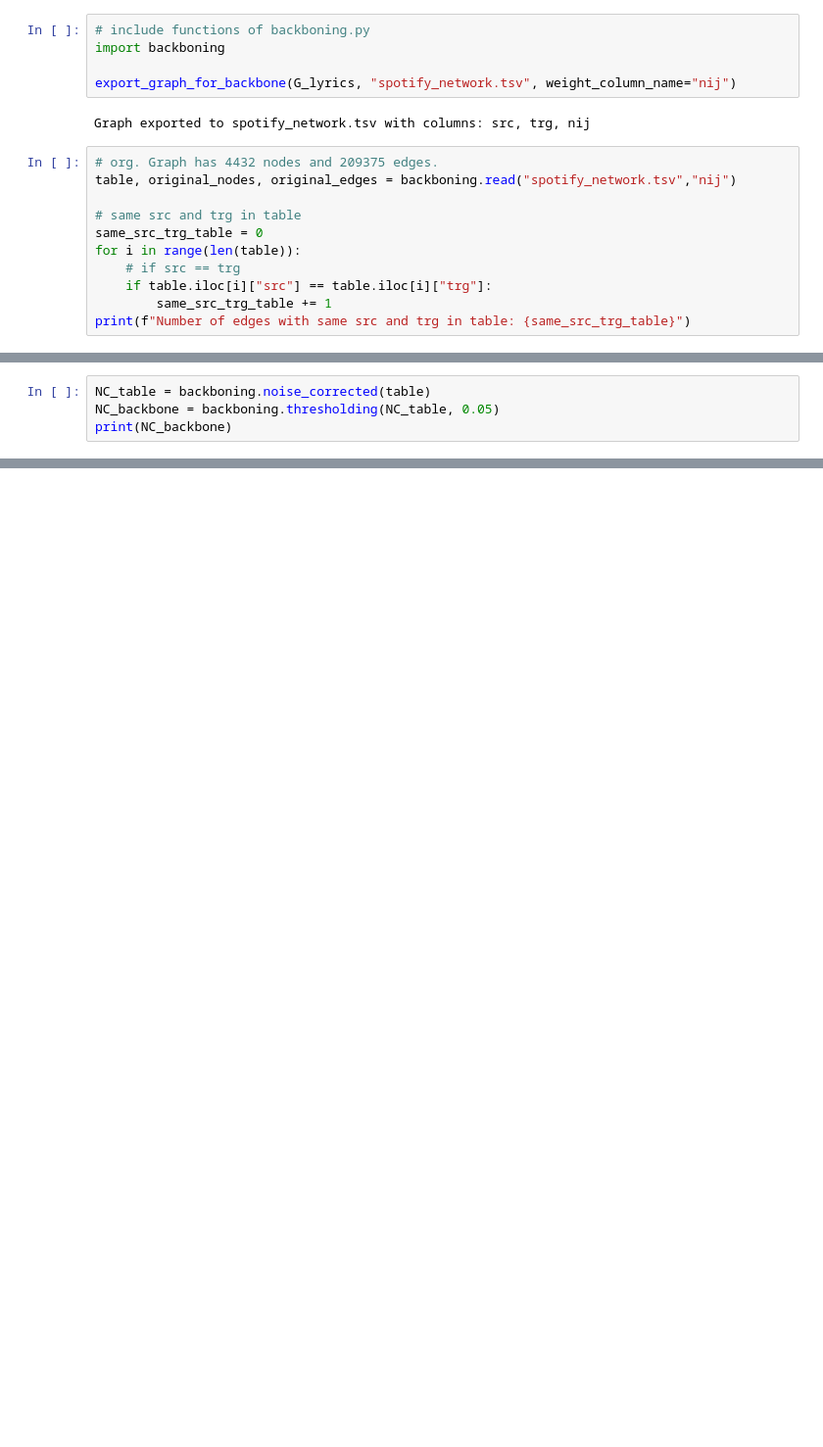
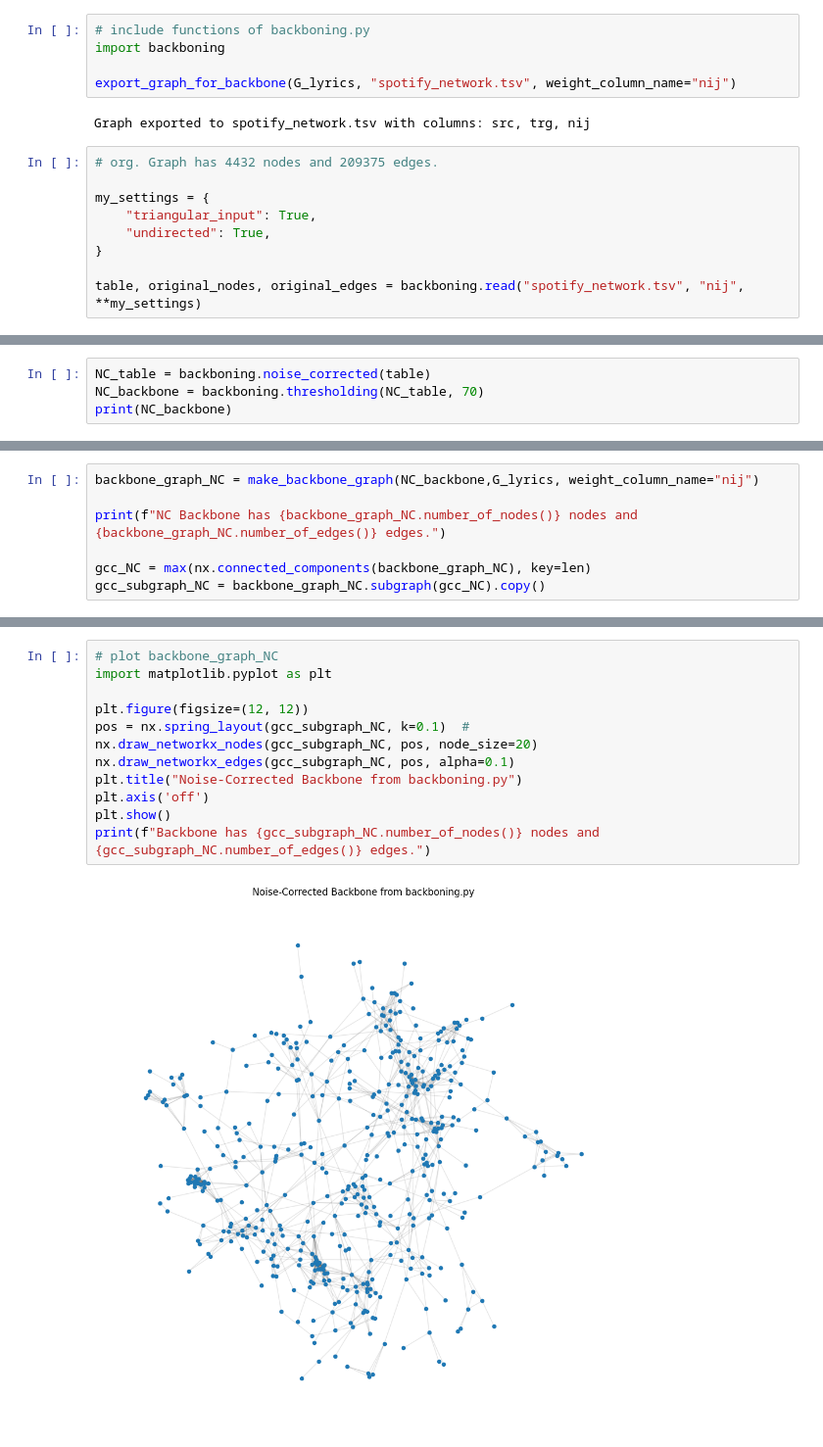
Before and after one commit to noanorgaard/SocialGraphs, a Jupyter notebook: Iben/Network_mess_around.ipynb, the cells around one changed output, grey strips where cells are left out. Shown at 98% size. Cells and saved outputs as stored; diff of their text form; blank space fills up the shorter version.

```diff
--- a/Iben/Network_mess_around.ipynb
+++ b/Iben/Network_mess_around.ipynb
@@ -811,12 +870,10 @@ export_graph_for_backbone(G_lyrics, "spotify_network.tsv", weight_column_name="n
 Graph exported to spotify_network.tsv with columns: src, trg, nij
 # %%
 # org. Graph has 4432 nodes and 209375 edges.
-table, original_nodes, original_edges = backboning.read("spotify_network.tsv","nij")
 
-# same src and trg in table
-same_src_trg_table = 0
-for i in range(len(table)):
-    # if src == trg
-    if table.iloc[i]["src"] == table.iloc[i]["trg"]:
-        same_src_trg_table += 1
-print(f"Number of edges with same src and trg in table: {same_src_trg_table}")
+my_settings = {
+    "triangular_input": True,
+    "undirected": True,
+}
+
+table, original_nodes, original_edges = backboning.read("spotify_network.tsv", "nij", **my_settings)
@@ -825,6 +880,6 @@ Number of edges with same src and trg in table: 0
 # %%
 NC_table = backboning.noise_corrected(table)
-NC_backbone = backboning.thresholding(NC_table, 0.05)
+NC_backbone = backboning.thresholding(NC_table, 70)
 print(NC_backbone)
 # %% [output]
 Calculating NC score...
@@ -870,0 +960,7 @@ print(NC_backbone)
+# %%
+backbone_graph_NC = make_backbone_graph(NC_backbone,G_lyrics, weight_column_name="nij")
+
+print(f"NC Backbone has {backbone_graph_NC.number_of_nodes()} nodes and {backbone_graph_NC.number_of_edges()} edges.")
+
+gcc_NC = max(nx.connected_components(backbone_graph_NC), key=len)
+gcc_subgraph_NC = backbone_graph_NC.subgraph(gcc_NC).copy()
@@ -870,0 +969,14 @@ print(NC_backbone)
+# %%
+# plot backbone_graph_NC
+import matplotlib.pyplot as plt
+
+plt.figure(figsize=(12, 12))
+pos = nx.spring_layout(gcc_subgraph_NC, k=0.1)  #
+nx.draw_networkx_nodes(gcc_subgraph_NC, pos, node_size=20)
+nx.draw_networkx_edges(gcc_subgraph_NC, pos, alpha=0.1)
+plt.title("Noise-Corrected Backbone from backboning.py")
+plt.axis('off')
+plt.show()
+print(f"Backbone has {gcc_subgraph_NC.number_of_nodes()} nodes and {gcc_subgraph_NC.number_of_edges()} edges.")
+# %% [output]
+[figure, added]
```
Also changed, not shown: parts of 25 cells of this notebook, 1 other file.
